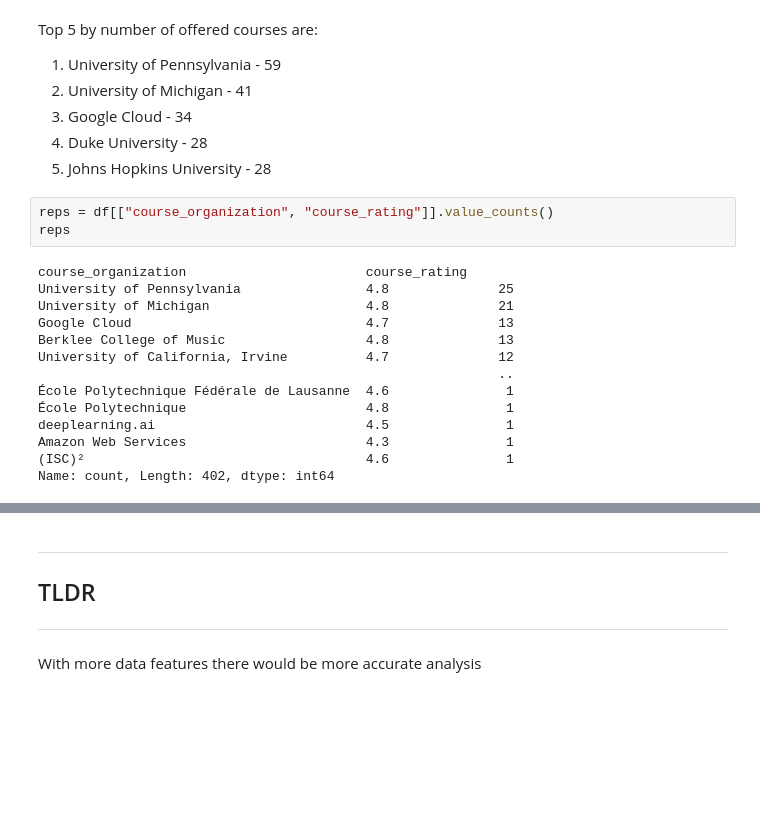
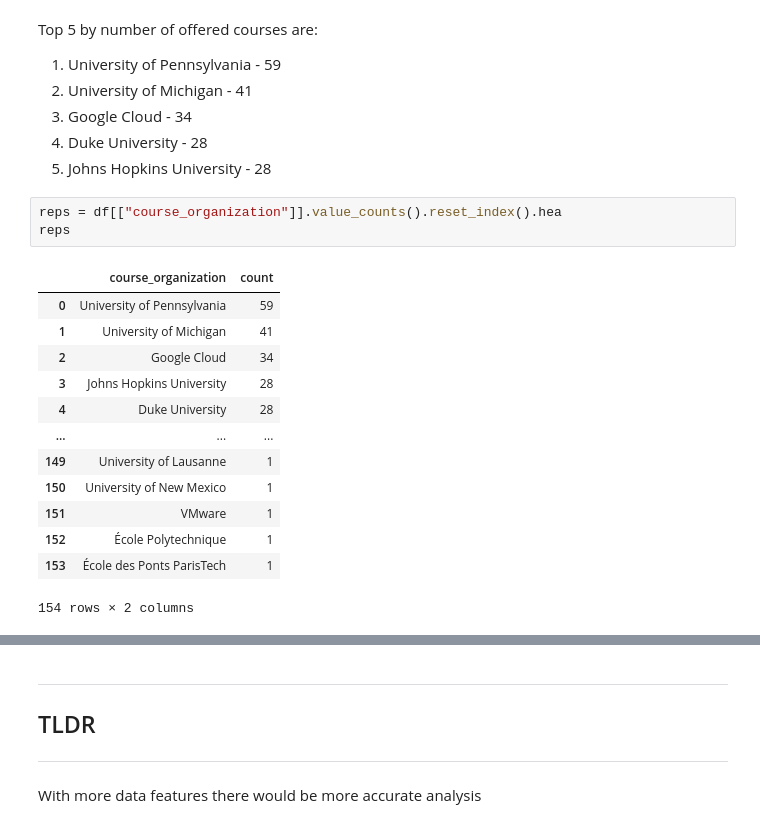
Before and after one commit to Rauzis/datavisual, a Jupyter notebook: Datavisual.ipynb, the cells around one changed output, grey strips where cells are left out. Drawn from its saved outputs; the diff is of its cells as text; blank space fills up the shorter version.

```diff
--- a/Datavisual.ipynb
+++ b/Datavisual.ipynb
@@ -306,19 +323,19 @@ Top 5 by number of offered courses are:
 4. Duke University - 28
 5. Johns Hopkins University - 28
 # %%
-reps = df[["course_organization", "course_rating"]].value_counts()
+reps = df[["course_organization"]].value_counts().reset_index().hea
 reps
 # %% [output]
+|  | course_organization | count |
+| 0 | University of Pennsylvania | 59 |
+| 1 | University of Michigan | 41 |
+| 2 | Google Cloud | 34 |
+| 3 | Johns Hopkins University | 28 |
+| 4 | Duke University | 28 |
+| ... | ... | ... |
+| 149 | University of Lausanne | 1 |
+| 150 | University of New Mexico | 1 |
+| 151 | VMware | 1 |
+| 152 | École Polytechnique | 1 |
+| 153 | École des Ponts ParisTech | 1 |
-course_organization                       course_rating
-University of Pennsylvania                4.8              25
-University of Michigan                    4.8              21
-Google Cloud                              4.7              13
-Berklee College of Music                  4.8              13
-University of California, Irvine          4.7              12
-                                                           ..
-École Polytechnique Fédérale de Lausanne  4.6               1
-École Polytechnique                       4.8               1
-deeplearning.ai                           4.5               1
-Amazon Web Services                       4.3               1
-(ISC)²                                    4.6               1
-Name: count, Length: 402, dtype: int64
+154 rows × 2 columns
```
Also changed, not shown: parts of 10 cells of this notebook.
